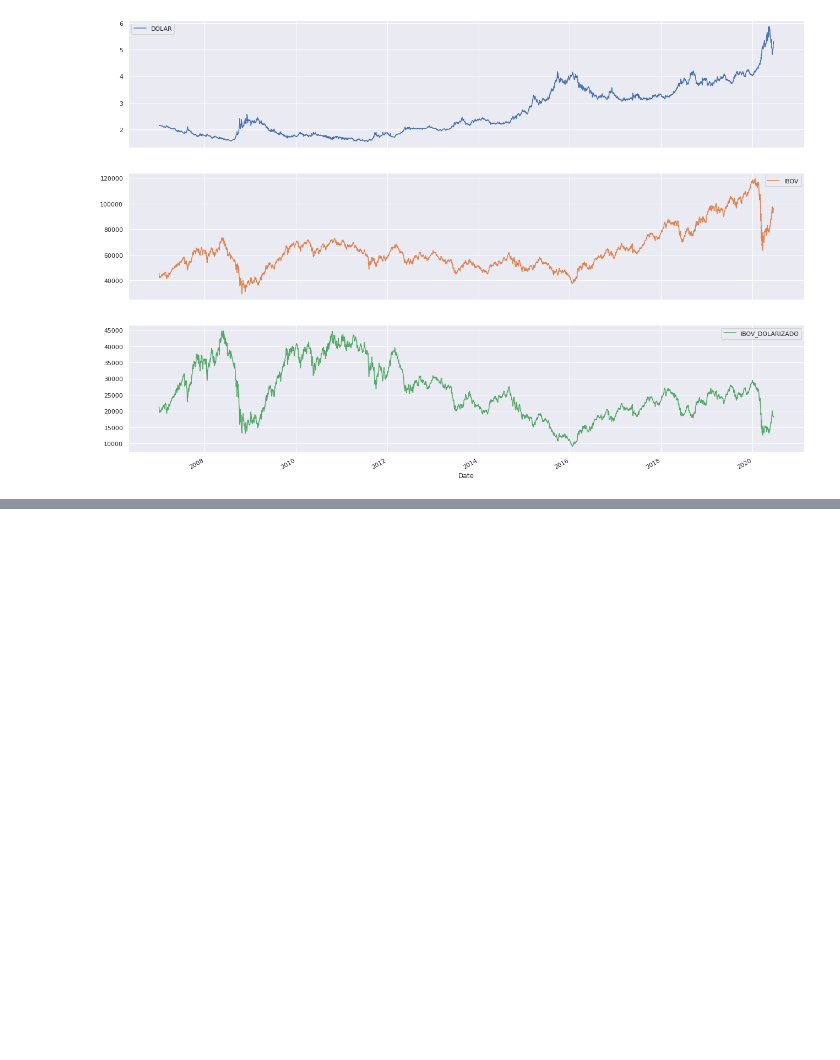
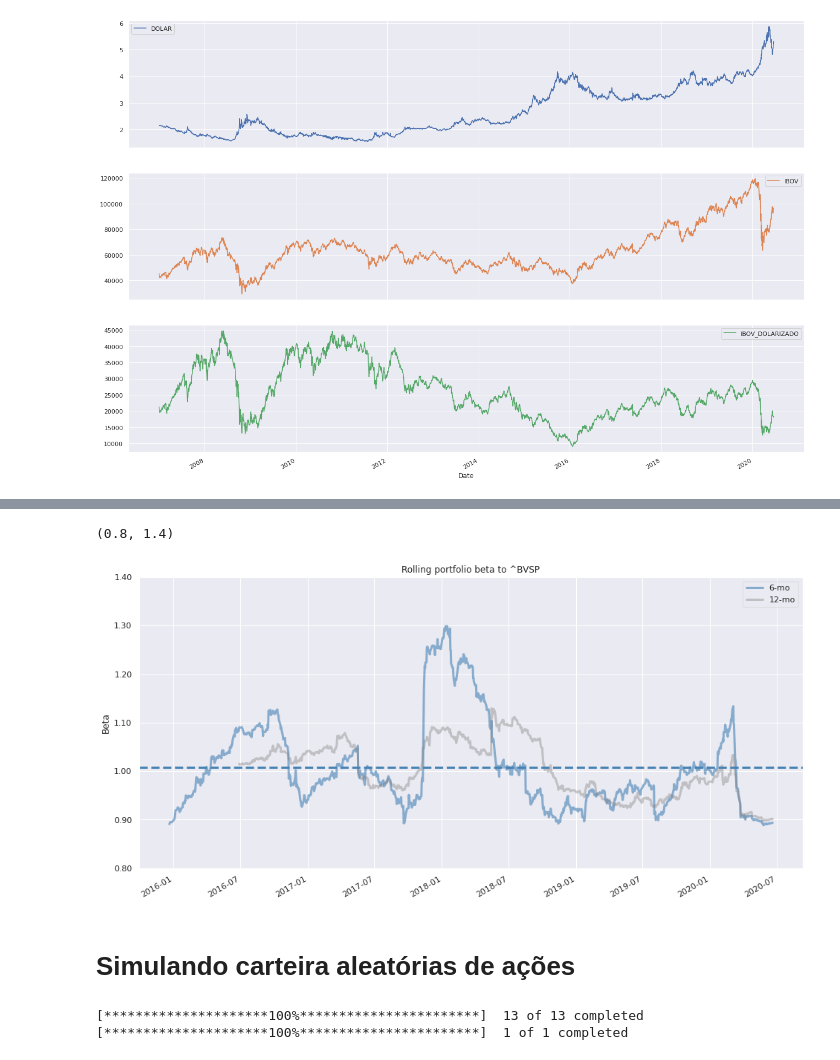
Before and after one commit to Rodcbatista/Analises_investimentos, a Jupyter notebook: Python_para_Investimentos.ipynb, the cells around one changed output, grey strips where cells are left out. Drawn from its saved outputs; the diff is of its cells as text; code cells hidden in the pictures; blank space fills up the shorter version.

```diff
--- a/Python_para_Investimentos.ipynb
+++ b/Python_para_Investimentos.ipynb
@@ -289,0 +321,3 @@ array([<matplotlib.axes._subplots.AxesSubplot object at 0x...>,
+# %%
+tickers = ["ABEV3.SA","ITSA4.SA","WEGE3.SA","USIM5.SA","VALE3.SA",'^BVSP']
+dados_yahoo = web.get_data_yahoo(tickers, period="5y")["Adj Close"]
@@ -289,0 +343,3 @@ array([<matplotlib.axes._subplots.AxesSubplot object at 0x...>,
+# %%
+retorno = dados_yahoo.pct_change()
+retorno
@@ -289,0 +361,4 @@ array([<matplotlib.axes._subplots.AxesSubplot object at 0x...>,
+# %%
+retorno_acumulado = (1 + retorno).cumprod()
+retorno_acumulado.iloc[0] = 1
+retorno_acumulado
@@ -289,0 +380,5 @@ array([<matplotlib.axes._subplots.AxesSubplot object at 0x...>,
+# %%
+carteira = 10000 * retorno_acumulado.iloc[:, :5]
+carteira["saldo"] = carteira.sum(axis=1)
+carteira["retorno"] = carteira["saldo"].pct_change()
+carteira
@@ -289,0 +423,18 @@ array([<matplotlib.axes._subplots.AxesSubplot object at 0x...>,
+# %%
+fig, ax1 = plt.subplots(figsize=(16,8))
+pf.plot_rolling_beta(carteira["retorno"], factor_returns=retorno["^BVSP"])
+plt.ylim((0.8, 1.4))
+# %% [output]
+(0.8, 1.4)
+[figure, added]
+# %% [markdown]
+# Simulando carteira aleatórias de ações
+# %%
+tickers_ibov = "ABEV3.SA AZUL4.SA B3SA3.SA BBDC3.SA BBDC4.SA PETR4.SA VALE3.SA RAIL3.SA BRAP4.SA BRKM5.SA BTOW3.SA BRFS3.SA CCRO3.SA"
+dados_yahoo = yf.download(tickers=tickers_ibov, period='1y')["Adj Close"]
+
+ibov = yf.download('BOVA11.SA', period='1y')["Adj Close"]
+ibov = ibov / ibov.iloc[0]
+# %% [output]
+[*********************100%***********************]  13 of 13 completed
+[*********************100%***********************]  1 of 1 completed
```
Also changed, not shown: parts of 17 cells of this notebook.
